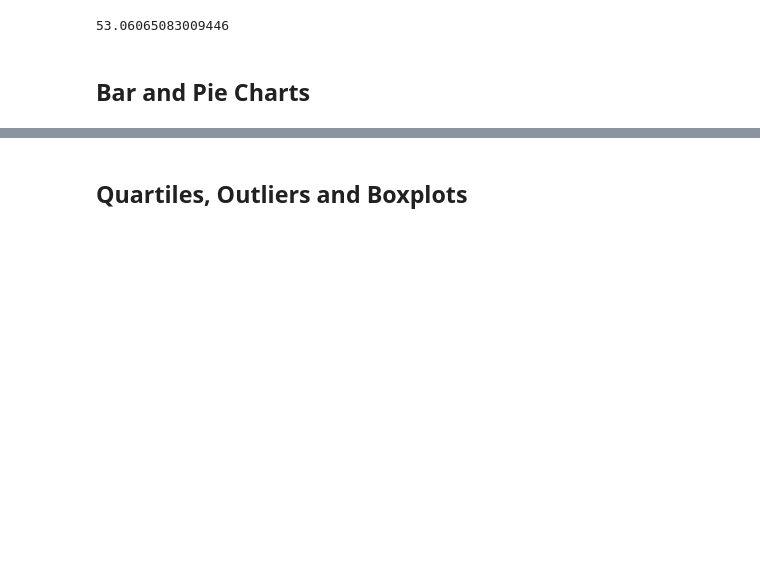
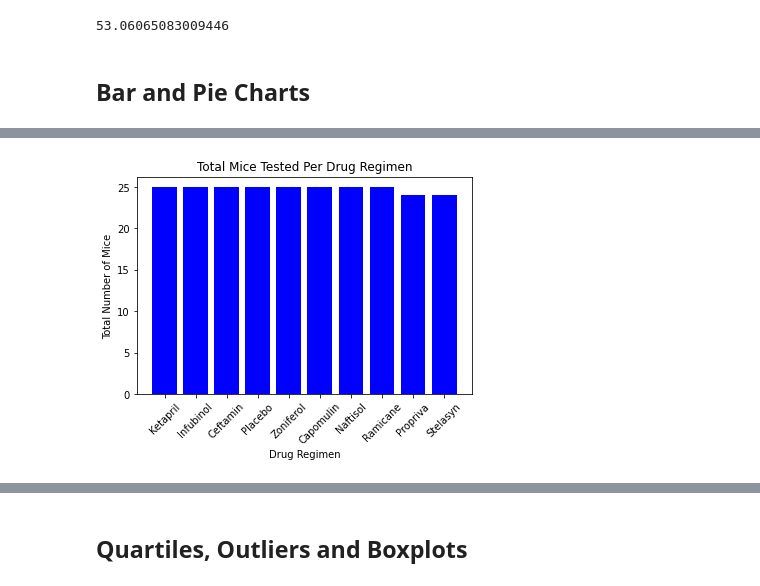
Before and after one commit to welanc/matplotlib-challenge, a Jupyter notebook: pymaceuticals_starter.ipynb, the cells around one changed output, grey strips where cells are left out. Cells and saved outputs as stored; diff of their text form; code cells hidden in the pictures; blank space fills up the shorter version.

```diff
--- a/pymaceuticals_starter.ipynb
+++ b/pymaceuticals_starter.ipynb
@@ -170,4 +171,14 @@ plt.show()
 # %%
 # Generate a bar plot showing the total number of mice for each treatment throughout the course of the study using pyplot.
+drugs_list = list(mice_per_drug.index.values)
+mpd_values = mice_per_drug.tolist()
+plt.bar(drugs_list, mpd_values, color="b", align="center")
+plt.title("Total Mice Tested Per Drug Regimen")
+plt.ylabel("Total Number of Mice")
+plt.xlabel("Drug Regimen")
+plt.xticks(rotation="45")
+plt.show()
+# %% [output]
+[figure, added]
 # %%
 # Generate a pie plot showing the distribution of female versus male mice using pandas
```
Also changed, not shown: parts of 7 cells of this notebook.
